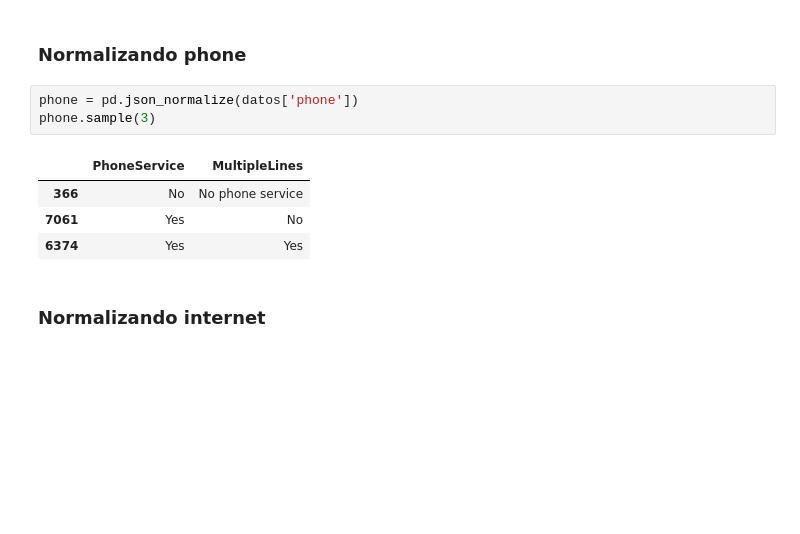
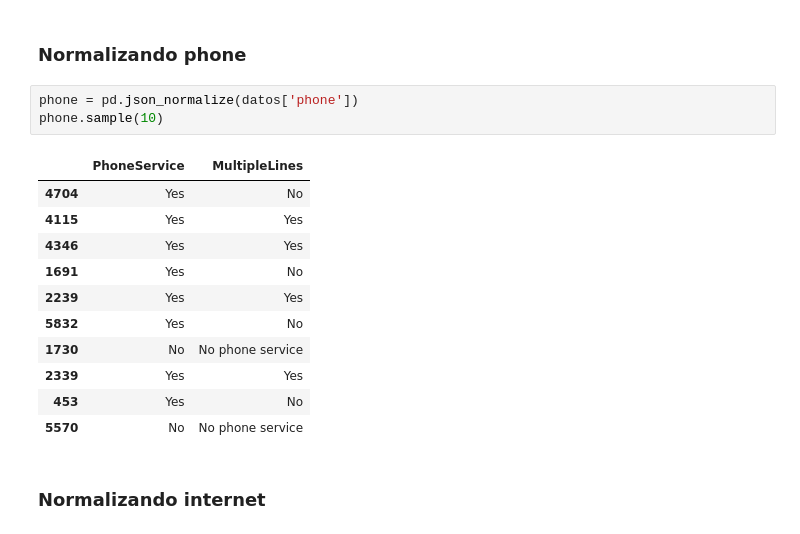
Before and after one commit to adromass/Challenge_Telecom_X, a Jupyter notebook: Challenge_Telecom_X.ipynb, the cells around one changed output. Saved outputs shown, nothing was run; the diff lists cells and outputs as text; blank space fills up the shorter version.

```diff
--- a/Challenge_Telecom_X.ipynb
+++ b/Challenge_Telecom_X.ipynb
@@ -30,12 +37,19 @@ customer.sample(3)
 ### Normalizando **phone**
 # %%
 phone = pd.json_normalize(datos['phone'])
-phone.sample(3)
+phone.sample(10)
 # %% [output]
 |  | PhoneService | MultipleLines |
-| 366 | No | No phone service |
-| 7061 | Yes | No |
-| 6374 | Yes | Yes |
+| 4704 | Yes | No |
+| 4115 | Yes | Yes |
+| 4346 | Yes | Yes |
+| 1691 | Yes | No |
+| 2239 | Yes | Yes |
+| 5832 | Yes | No |
+| 1730 | No | No phone service |
+| 2339 | Yes | Yes |
+| 453 | Yes | No |
+| 5570 | No | No phone service |
 # %% [markdown]
 ### Normalizando **internet**
 # %%
```
Also changed, not shown: parts of 12 cells of this notebook.
